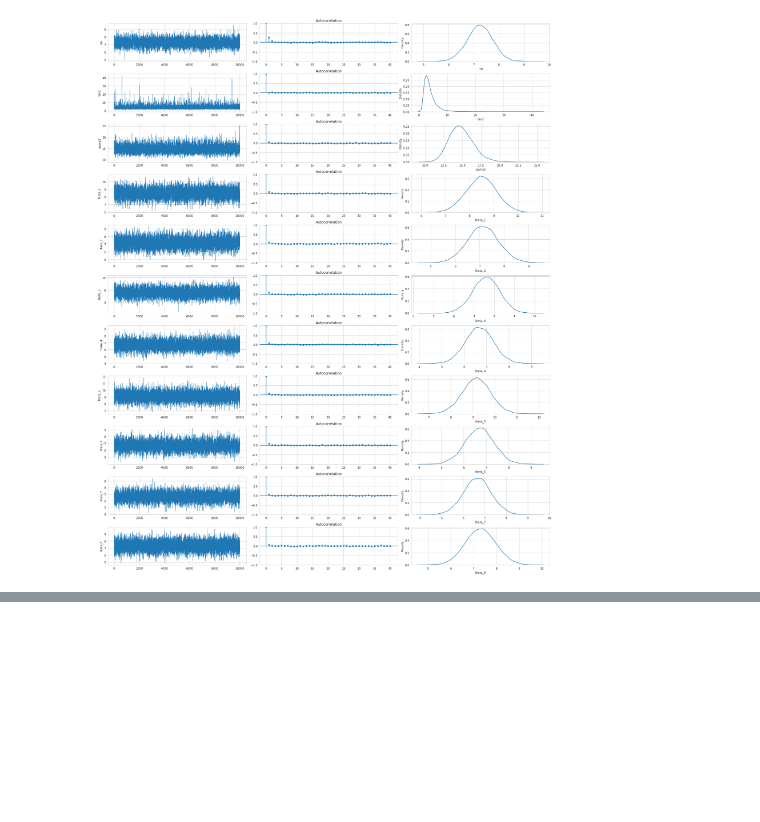
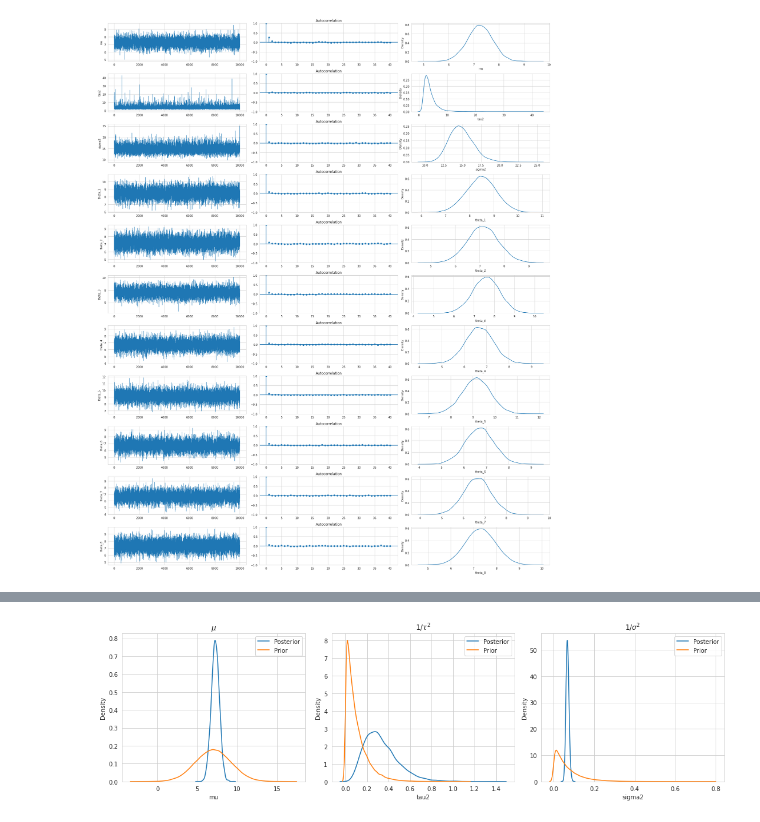
Before and after one commit to WHITSNAK/sta_602, a Jupyter notebook: hw11/hw11 8.3.ipynb, the cells around one changed output, grey strips where cells are left out. Saved outputs shown, nothing was run; the diff lists cells and outputs as text; code cells hidden in the pictures; blank space fills up the shorter version.

Commit message:
add hw11 q3 plots 2

```diff
--- a/hw11/hw11 8.3.ipynb
+++ b/hw11/hw11 8.3.ipynb
@@ -131,0 +153,22 @@ fig.show()
+# %%
+fig, ax = plt.subplots(1, 3, figsize=(15, 2.25 * 2))
+
+sns.kdeplot(s.mu, label='Posterior', ax=ax[0])
+sns.kdeplot(NormalMean(7, 5).sample_prior(size=100000), label='Prior', ax=ax[0])
+ax[0].legend()
+ax[0].set_title("$\\mu$")
+
+sns.kdeplot(1/s.tau2, label='Posterior', ax=ax[1])
+sns.kdeplot(NomrlaPrec(2, 10).sample_prior(size=100000), label='Prior', ax=ax[1])
+ax[1].legend()
+ax[1].set_title("$1/\\tau^2$")
+
+sns.kdeplot(1/s.sigma2, label='Posterior', ax=ax[2])
+sns.kdeplot(NomrlaPrec(2, 15).sample_prior(size=100000), label='Prior', ax=ax[2])
+ax[2].legend()
+ax[2].set_title("$1/\\sigma^2$")
+
+fig.tight_layout()
+fig.show()
+# %% [output]
+[figure, added]
```
Also changed, not shown: parts of 2 cells of this notebook, 1 other file.
